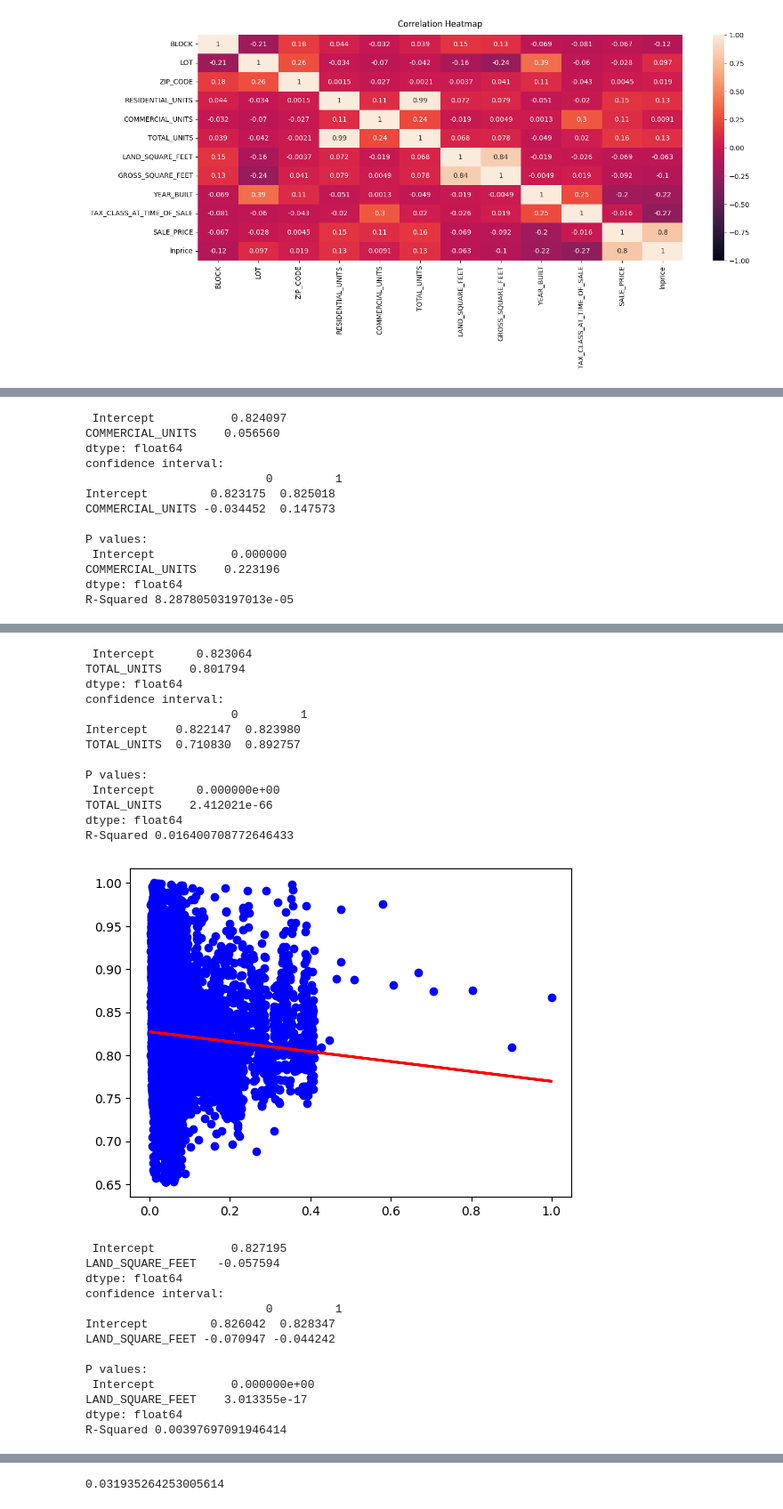
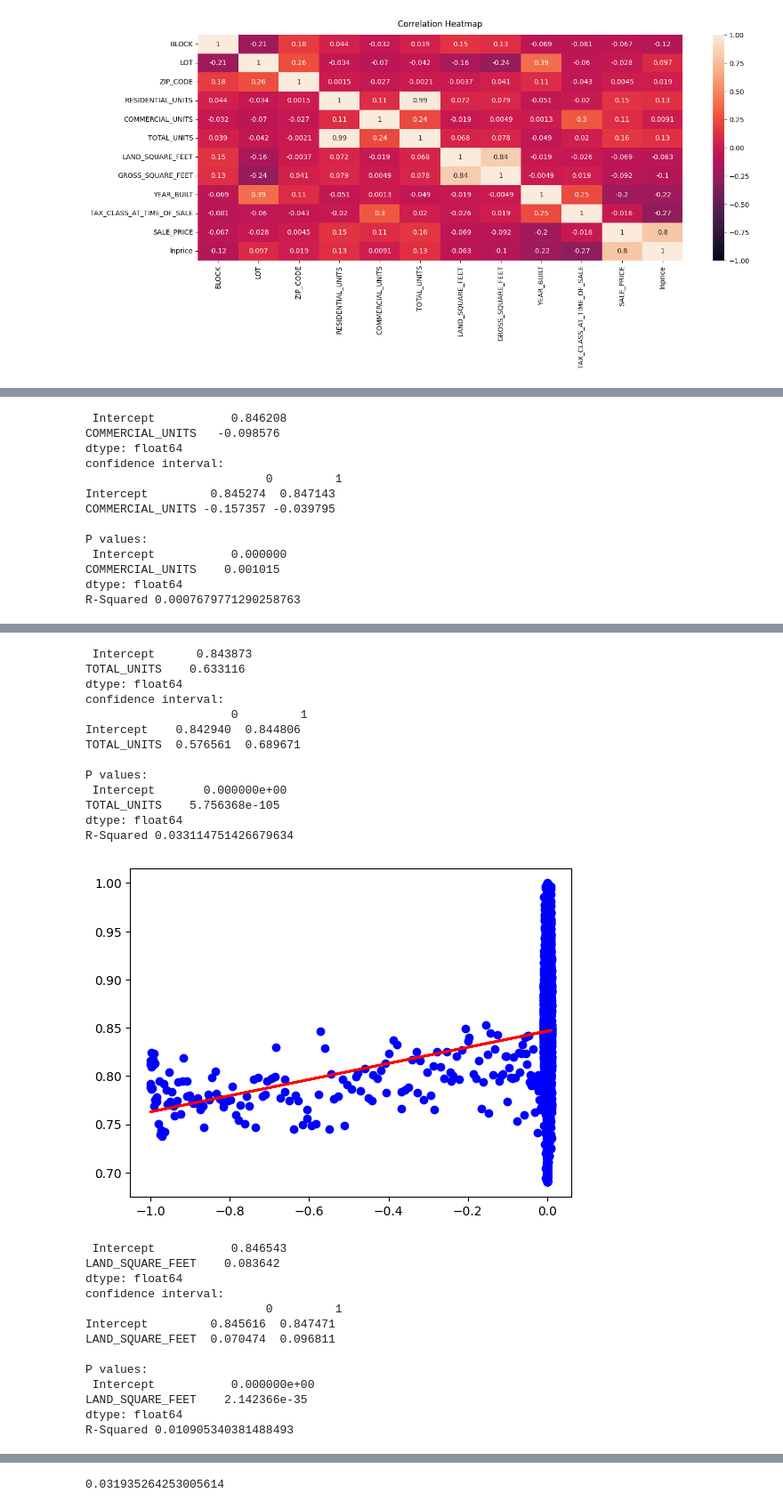
Before and after one commit to ZachLSoftware/BigData_CW, a Jupyter notebook: main_jup copy.ipynb, the cells around one changed output, grey strips where cells are left out. Shown at 89% size. Cells and saved outputs as stored; diff of their text form; code cells hidden in the pictures.

```diff
--- a/main_jup copy.ipynb
+++ b/main_jup copy.ipynb
@@ -34,9 +34,14 @@ def markOutliers(df,columns):
     return df
 # %%
 def categorizeNeighborhood(df):
-    group=df.groupby("NEIGHBORHOOD")["SALE_PRICE"].mean()
-    n_cat = pd.cut(group, bins=3, labels=[1,2,3])
-    df = df.join(n_cat, on='NEIGHBORHOOD', rsuffix='_CATEGORY')
+    group = df.groupby("NEIGHBORHOOD")["SALE_PRICE"].mean().reset_index()
+    group = group.rename(columns={"SALE_PRICE": "AVG_SALE_PRICE"})
+
+    df = pd.merge(df, group, on="NEIGHBORHOOD", how="left")
+
+    bins = [-np.inf, group["AVG_SALE_PRICE"].quantile(1/3), group["AVG_SALE_PRICE"].quantile(2/3), np.inf]
+    n_cat = pd.cut(df["AVG_SALE_PRICE"], bins=bins, labels=[1,2,3])
+    df = df.join(n_cat, rsuffix='_CATEGORY')
     return df
 # %%
 def markOutliersPerNieghborhood(df):
@@ -102,18 +133,23 @@ def step1_clean():
     df.reset_index(drop=True, inplace=True)
     df.reset_index(drop=True, inplace=True)
 
-    # df=checkUnits(df)
-    # df=df[df.no_units==0]
-    # df=df.drop('no_units', axis=1)
-    # df.reset_index(drop=True, inplace=True)
+    #df['lnprice']=np.log(df["SALE_PRICE"])
+    df=checkUnits(df)
+    df=df[df.no_units==0]
+    df=df.drop('no_units', axis=1)
+    df.reset_index(drop=True, inplace=True)
+    #df.drop('lnprice',axis=1)
+    df[["LAND_SQUARE_FEET", "GROSS_SQUARE_FEET", "SALE_PRICE"]]=df[["LAND_SQUARE_FEET", "GROSS_SQUARE_FEET", "SALE_PRICE"]].replace(0, np.NaN)
+    df[["LAND_SQUARE_FEET", "GROSS_SQUARE_FEET", "SALE_PRICE"]] = df[["LAND_SQUARE_FEET", "GROSS_SQUARE_FEET", "SALE_PRICE"]].interpolate(method="polynomial", order=3)
+    df.dropna(inplace=True)
+    df.reset_index(drop=True, inplace=True)
+    df['lnprice']=np.log(df["SALE_PRICE"])
+    df.dropna(inplace=True)
+    df.reset_index(drop=True, inplace=True)
     df=markOutliersPerNieghborhood(df)
     df=df[df.outlier==0]
     df=df.drop('outlier', axis=1)
     df.reset_index(drop=True, inplace=True)
-    df[["LAND_SQUARE_FEET", "GROSS_SQUARE_FEET", "SALE_PRICE"]]=df[["LAND_SQUARE_FEET", "GROSS_SQUARE_FEET", "SALE_PRICE"]].replace(0, np.NaN)
-    df[["LAND_SQUARE_FEET", "GROSS_SQUARE_FEET", "SALE_PRICE"]]=df[["LAND_SQUARE_FEET", "GROSS_SQUARE_FEET", "SALE_PRICE"]].interpolate()
-    df.dropna(inplace=True)
-    df['lnprice']=np.log(df["SALE_PRICE"])
     df=categorizeNeighborhood(df)
 
     print(df.shape)
@@ -207,6 +244,7 @@ def regressionFitNumerical(df, column):
     print("R-Squared", model.rsquared)
 # %%
 #numerical.remove("SALE_PRICE")
+numerical.append("SALE_PRICE_CATEGORY")
 for col in numerical:
     if col=="lnprice":
         continue
@@ -231,13 +269,13 @@ R-Squared 0.016850331801110285
- Intercept           0.824097
-COMMERCIAL_UNITS    0.056560
+ Intercept           0.846208
+COMMERCIAL_UNITS   -0.098576
 dtype: float64
 confidence interval:
                           0         1
-Intercept         0.823175  0.825018
-COMMERCIAL_UNITS -0.034452  0.147573
+Intercept         0.845274  0.847143
+COMMERCIAL_UNITS -0.157357 -0.039795
 
 P values:
  Intercept           0.000000
-COMMERCIAL_UNITS    0.223196
+COMMERCIAL_UNITS    0.001015
 dtype: float64
-R-Squared 8.28780503197013e-05
+R-Squared 0.0007679771290258763
@@ -245,27 +283,27 @@ R-Squared 8.28780503197013e-05
- Intercept      0.823064
-TOTAL_UNITS    0.801794
+ Intercept      0.843873
+TOTAL_UNITS    0.633116
 dtype: float64
 confidence interval:
                      0         1
-Intercept    0.822147  0.823980
-TOTAL_UNITS  0.710830  0.892757
+Intercept    0.842940  0.844806
+TOTAL_UNITS  0.576561  0.689671
 
 P values:
- Intercept      0.000000e+00
-TOTAL_UNITS    2.412021e-66
+ Intercept       0.000000e+00
+TOTAL_UNITS    5.756368e-105
 dtype: float64
-R-Squared 0.016400708772646433
+R-Squared 0.033114751426679634
-[figure, old version]
+[figure, new version]
- Intercept           0.827195
-LAND_SQUARE_FEET   -0.057594
+ Intercept           0.846543
+LAND_SQUARE_FEET    0.083642
 dtype: float64
 confidence interval:
                           0         1
-Intercept         0.826042  0.828347
-LAND_SQUARE_FEET -0.070947 -0.044242
+Intercept         0.845616  0.847471
+LAND_SQUARE_FEET  0.070474  0.096811
 
 P values:
  Intercept           0.000000e+00
-LAND_SQUARE_FEET    3.013355e-17
+LAND_SQUARE_FEET    2.142366e-35
 dtype: float64
-R-Squared 0.00397697091946414
+R-Squared 0.010905340381488493
```
Also changed, not shown: parts of 8 cells of this notebook, 3 other files.
